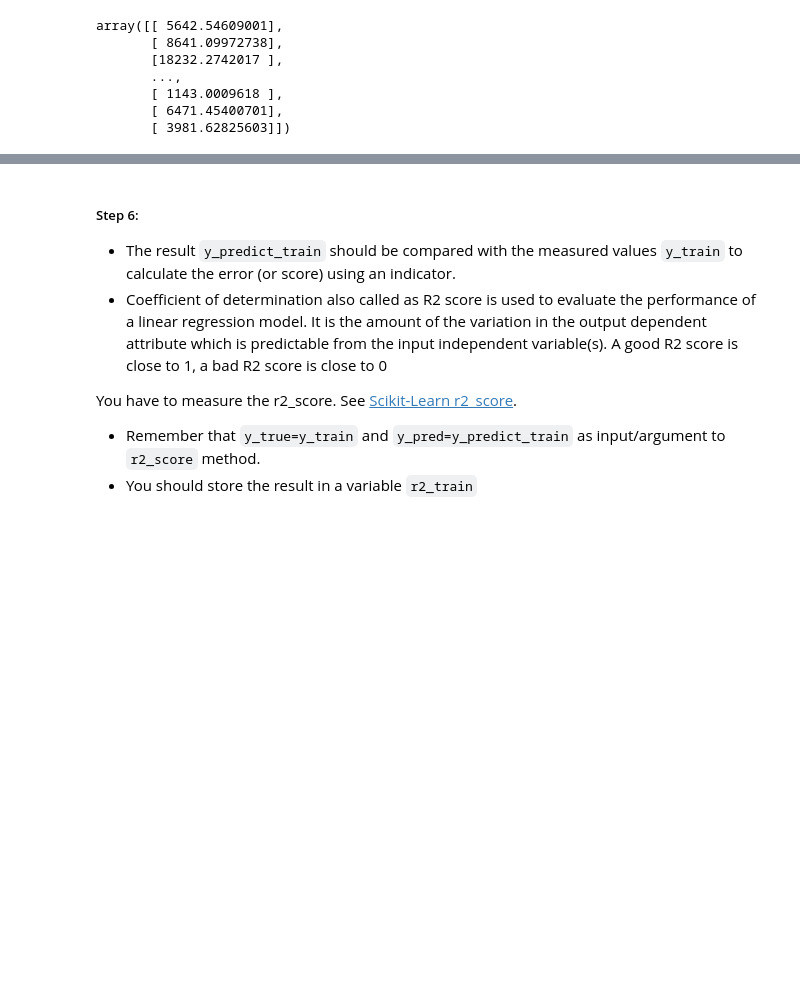
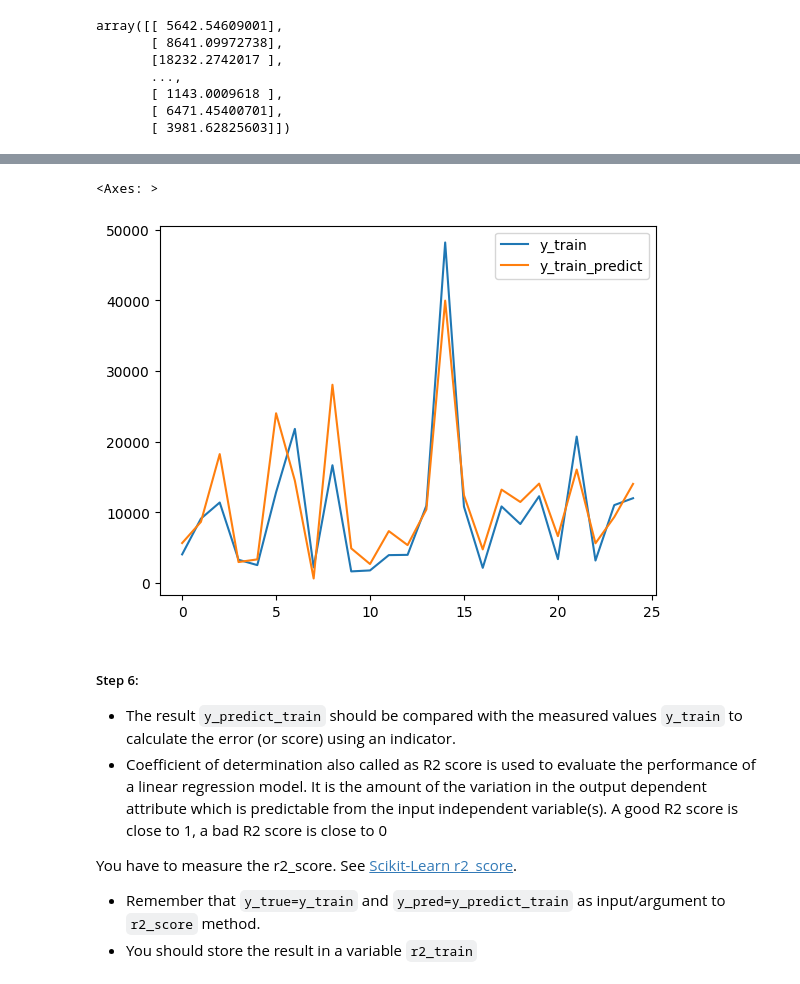
Before and after one commit to salmanshahid8/ml_practice_exercise, a Jupyter notebook: exercises/2_multiple_linear_regression_exe.ipynb, the cells around one changed output, grey strips where cells are left out. Saved outputs shown, nothing was run; the diff lists cells and outputs as text; code cells hidden in the pictures; blank space fills up the shorter version.

```diff
--- a/exercises/2_multiple_linear_regression_exe.ipynb
+++ b/exercises/2_multiple_linear_regression_exe.ipynb
@@ -143,3 +143,8 @@ array([[ 5642.54609001],
        [ 1143.0009618 ],
        [ 6471.45400701],
        [ 3981.62825603]])
+# %%
+df_train=pd.DataFrame(index=range(0,len(y_train.index),1))
+df_train["y_train"]=y_train["expenses"].values
+df_train["y_train_predict"]=y_predict_train.flatten()
+df_train.head()
@@ -146,3 +158,8 @@ array([[ 5642.54609001],
+# %%
+df_train.head(25).plot()
+# %% [output]
+<Axes: >
+[figure, added]
 # %% [markdown]
 ##### Step 6:
 
```
Also changed, not shown: parts of 9 cells of this notebook.
